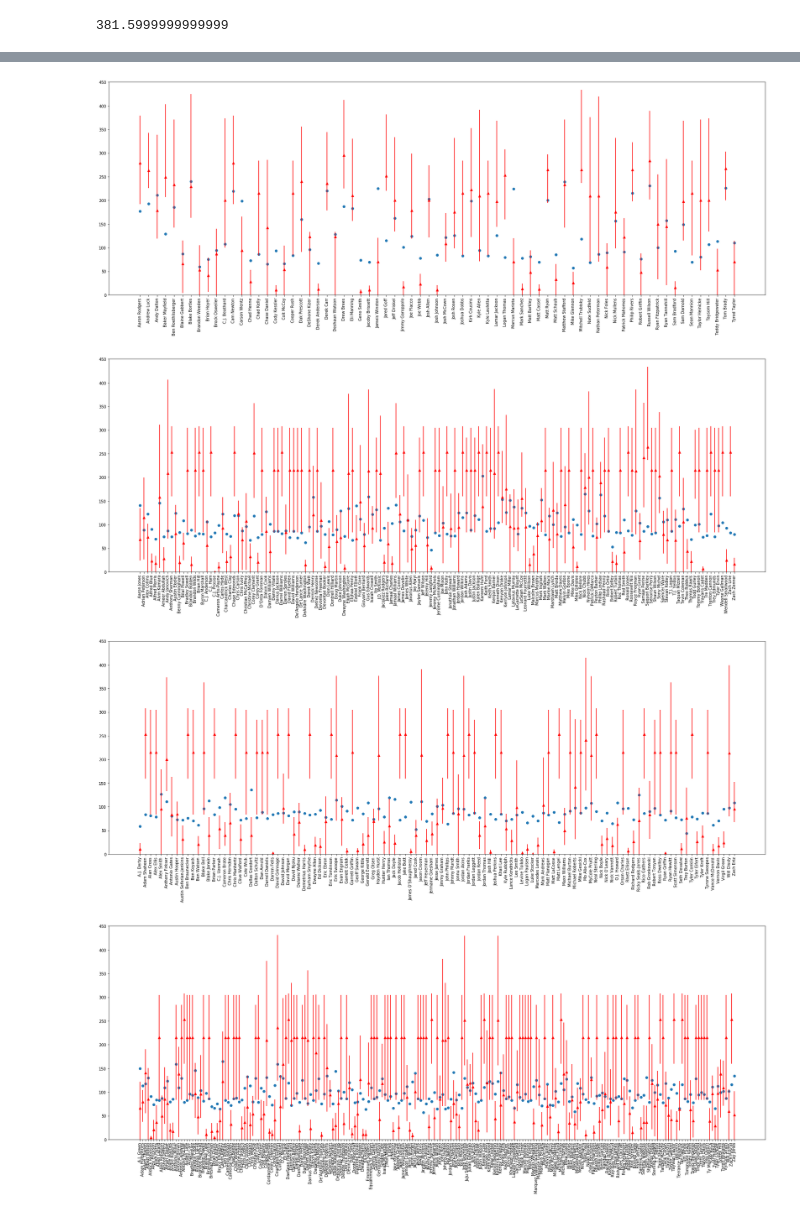
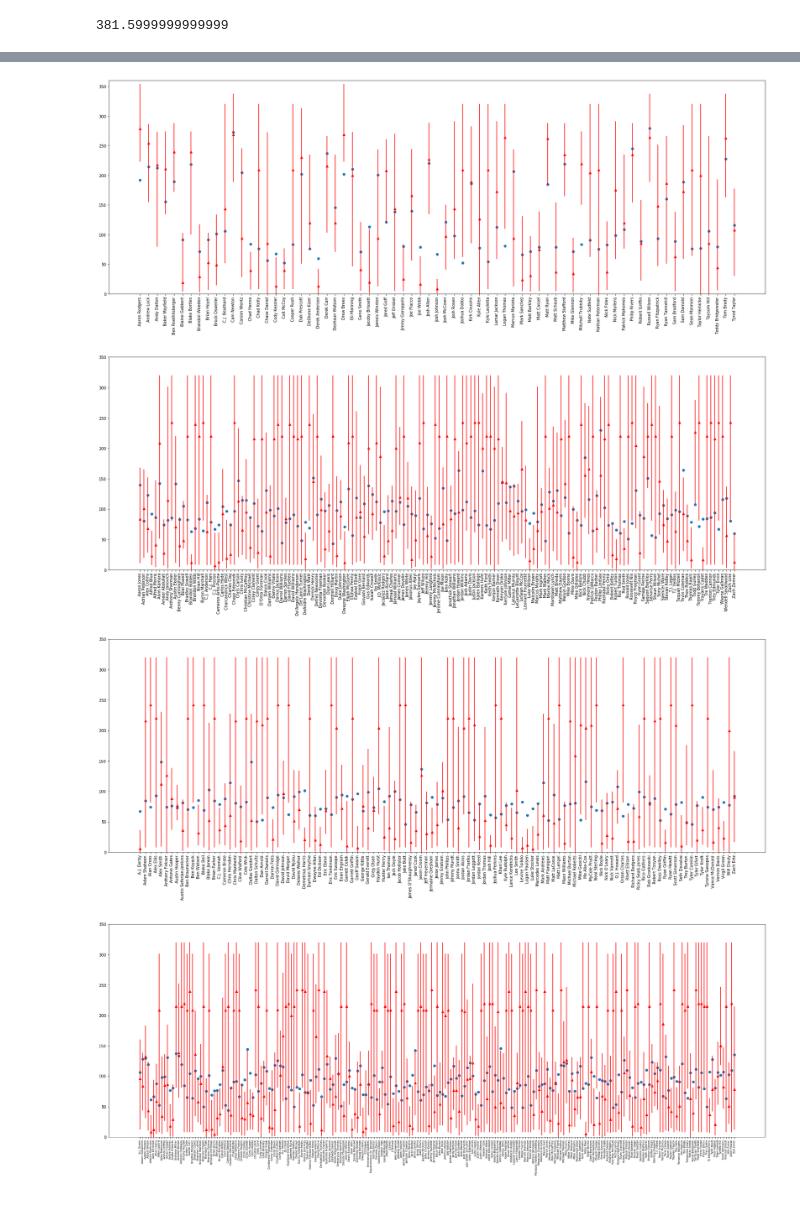
Before and after one commit to velaraptor/nfl_fantasy_projections, a Jupyter notebook: AdaBoost_Predictor.ipynb, the cells around one changed output, grey strips where cells are left out. Saved outputs shown, nothing was run; the diff lists cells and outputs as text; code cells hidden in the pictures.

```diff
--- a/AdaBoost_Predictor.ipynb
+++ b/AdaBoost_Predictor.ipynb
@@ -67,7 +67,7 @@ ts_features_test = test_features.reset_index()
 ts_features_test = ts_features_test.dropna(axis=1)
 # %%
 columns = np.append(ts_features.columns[2:len(ts_features.columns)-3].values, 'Age')
-ada = AdaBoostRegressor(base_estimator=GradientBoostingRegressor(loss='lad', max_depth=10, n_estimators=20, alpha=0.985), n_estimators=5, loss='exponential')
+ada = AdaBoostRegressor(base_estimator=GradientBoostingRegressor(loss='lad', max_depth=15, n_estimators=25, alpha=0.985), n_estimators=10, loss='exponential')
 ada.fit(ts_features[columns], ts_features['FantPt'])
 # %% [output]
 AdaBoostRegressor(base_estimator=GradientBoostingRegressor(alpha=0.985,
@@ -288,10 +288,10 @@ final_predictions_1.to_csv('predictions_2018.csv', index=False)
 def get_kd_tree_predictions(kd, test, train, f):
     preds = []
     for index, row in test.iterrows():
-        dist, ind = kd.query(row[f].values.reshape(1,-1), k=8)
+        dist, ind = kd.query(row[f].values.reshape(1,-1), k=20)
         median = train.loc[ind[0]]['FantPt'].median()
-        high = train.loc[ind[0]]['FantPt'].quantile(0.95)
-        low = train.loc[ind[0]]['FantPt'].quantile(0.05)
+        high = train.loc[ind[0]]['FantPt'].quantile(0.90)
+        low = train.loc[ind[0]]['FantPt'].quantile(0.1)
         name = row['id']
         p_one = {'point': median, 'high': high, 'low': low, 'Name': name}
         preds.append(p_one)
@@ -351,49 +340,49 @@ kd_pred_qb.sort_values('point', ascending=False).head()
 # %%
 fig, ax = plt.subplots(figsize=(30,10))
 
-plt.errorbar(kd_pred_qb['Name'], kd_pred_qb['point'], np.array([kd_pred_qb['high'] - kd_pred_qb['point'], kd_pred_qb['point']- kd_pred_qb['low']]), fmt='r^')
+plt.errorbar(kd_pred_qb['Name'], kd_pred_qb['point'], np.array([kd_pred_qb['point']- kd_pred_qb['low'], kd_pred_qb['high'] - kd_pred_qb['point']]), fmt='r^')
 plt.scatter(ada_pred_qb['Name'], ada_pred_qb['prediction'])
 plt.xticks(rotation=90)
-plt.ylim([0, 450])
+plt.ylim([0, 360])
 plt.show()
 # %% [output]
-[figure, old version]
+[figure, new version]
 # %%
 fig, ax = plt.subplots(figsize=(30,10))
 
-plt.errorbar(kd_pred_rb['Name'], kd_pred_rb['point'], np.array([kd_pred_rb['high'] - kd_pred_rb['point'], kd_pred_rb['point']- kd_pred_rb['low']]), fmt='r^')
+plt.errorbar(kd_pred_rb['Name'], kd_pred_rb['point'], np.array([kd_pred_rb['point']- kd_pred_rb['low'], kd_pred_rb['high'] - kd_pred_rb['point']]), fmt='r^')
 plt.scatter(ada_pred_rb['Name'], ada_pred_rb['prediction'])
 
 plt.xticks(rotation=90)
-plt.ylim([0, 450])
+plt.ylim([0, 350])
 
 plt.show()
 # %% [output]
-[figure, old version]
+[figure, new version]
 # %%
 fig, ax = plt.subplots(figsize=(30,10))
 
-plt.errorbar(kd_pred_te['Name'], kd_pred_te['point'], np.array([kd_pred_te['high'] - kd_pred_te['point'], kd_pred_te['point']- kd_pred_te['low']]), fmt='r^')
+plt.errorbar(kd_pred_te['Name'], kd_pred_te['point'], np.array([kd_pred_te['point']- kd_pred_te['low'], kd_pred_te['high'] - kd_pred_te['point']]), fmt='r^')
 plt.scatter(ada_pred_te['Name'], ada_pred_te['prediction'])
 
 plt.xticks(rotation=90)
-plt.ylim([0, 450])
+plt.ylim([0, 350])
 
 plt.show()
 # %% [output]
-[figure, old version]
+[figure, new version]
 # %%
 fig, ax = plt.subplots(figsize=(30,10))
 
-plt.errorbar(kd_pred_wr['Name'], kd_pred_wr['point'], np.array([kd_pred_wr['high'] - kd_pred_wr['point'], kd_pred_wr['point']- kd_pred_wr['low']]), fmt='r^')
+plt.errorbar(kd_pred_wr['Name'], kd_pred_wr['point'], np.array([kd_pred_wr['point']- kd_pred_wr['low'], kd_pred_wr['high'] - kd_pred_wr['point']]), fmt='r^')
 plt.scatter(ada_pred_wr['Name'], ada_pred_wr['prediction'])
 
-plt.xticks(rotation=90)
-plt.ylim([0, 450])
+plt.xticks(rotation=90,size=7)
+plt.ylim([0, 350])
 
 plt.show()
 # %% [output]
-[figure, old version]
+[figure, new version]
 # %%
 
 
```
Also changed, not shown: parts of 23 cells of this notebook, 9 other files.
